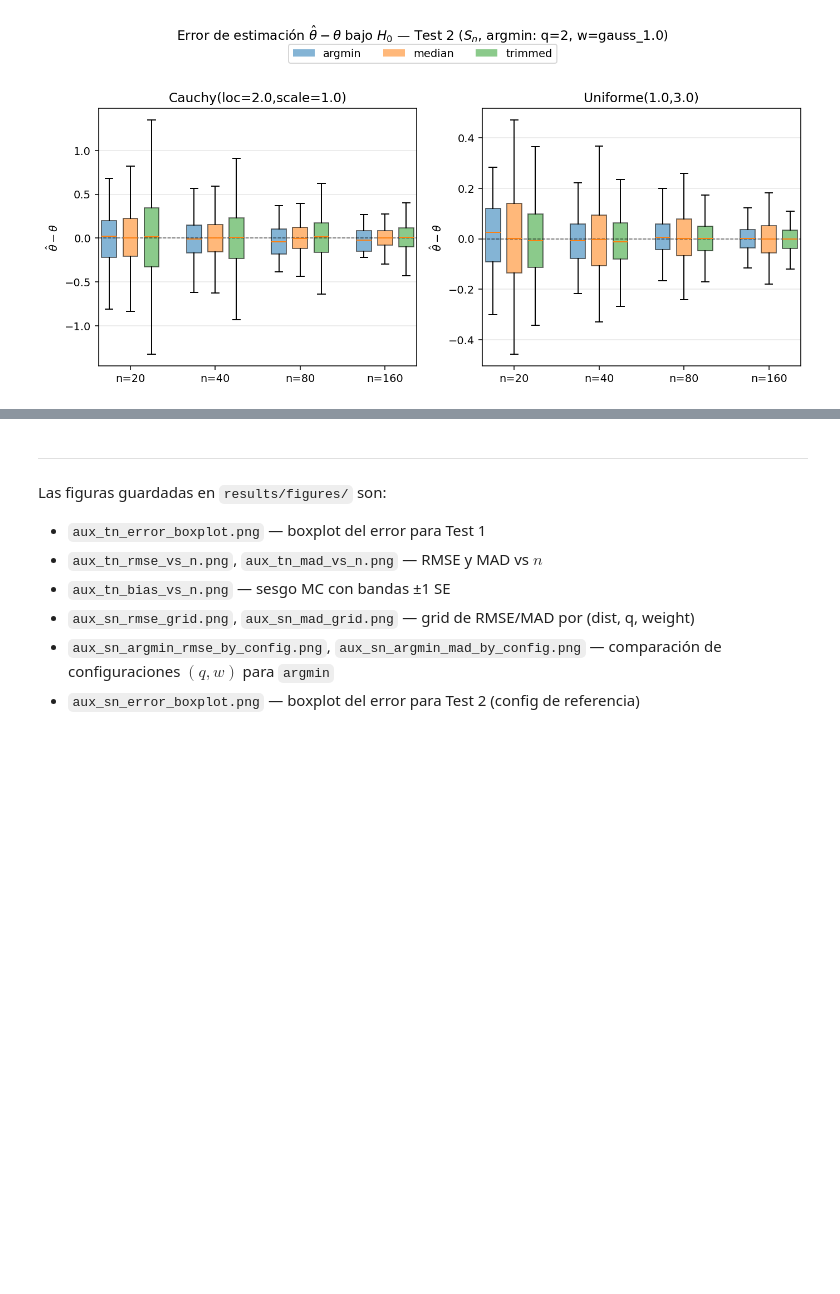
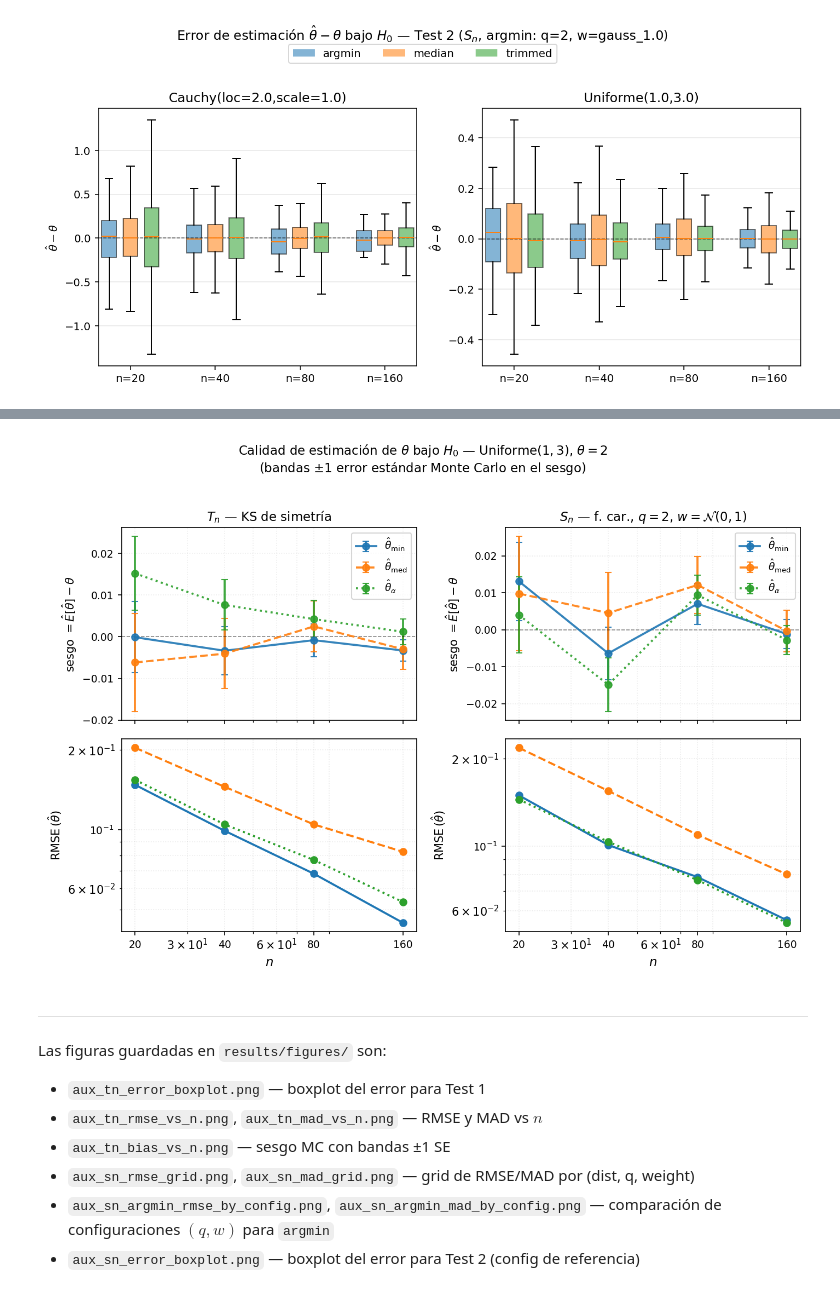
Before and after one commit to luistejon17/Proyecto2EstadisticaNP, a Jupyter notebook: notebooks/05_plots_auxiliares.ipynb, the cells around one changed output, grey strips where cells are left out. Saved outputs shown, nothing was run; the diff lists cells and outputs as text; code cells hidden in the pictures; blank space fills up the shorter version.

```diff
--- a/notebooks/05_plots_auxiliares.ipynb
+++ b/notebooks/05_plots_auxiliares.ipynb
@@ -433,0 +504,85 @@ if sn_h0 is not None:
+# %%
+
+# ═══════════════════════════════════════════════════════════════════
+# Figura A.2 — Sesgo y RMSE bajo H₀, Uniforme(1,3) solamente
+# Configuración S_n de referencia: q=2, gauss_1.0
+# ═══════════════════════════════════════════════════════════════════
+
+DIST_UNI = 'Uniforme(1.0,3.0)'
+
+def _apendice_summary(df_h0, q_filter=None, w_filter=None):
+    """Sesgo y RMSE por (n, estimator) para Uniforme(1,3)."""
+    sub = df_h0[df_h0['dist'] == DIST_UNI].copy()
+    if q_filter is not None:
+        sub = sub[sub['q'] == q_filter]
+    if w_filter is not None:
+        sub = sub[sub['weight'] == w_filter]
+    # Deduplicar median/trimmed si hay columna q (SN): misma muestra ≡ mismo error
+    if 'q' in sub.columns:
+        sub = sub.drop_duplicates(subset=['dist', 'n', 'estimator', 'rep'])
+    grp   = sub.groupby(['n', 'estimator'])
+    n_rep = grp['error'].size()
+    bias  = grp['error'].mean()
+    se_b  = grp['error'].std() / np.sqrt(n_rep)
+    rmse  = np.sqrt(grp['error'].apply(lambda s: (s**2).mean()))
+    return pd.DataFrame({'bias': bias, 'se_bias': se_b, 'rmse': rmse}).reset_index()
+
+def plot_apendice_calidad(tn_h0, sn_h0, out_path):
+    """2×2: filas=(sesgo, RMSE), cols=(T_n, S_n), distribución Uniforme(1,3)."""
+    tn_sum = _apendice_summary(tn_h0)
+    sn_sum = _apendice_summary(sn_h0, q_filter=2, w_filter='gauss_1.0')
+
+    fig, axes = plt.subplots(2, 2, figsize=(9.5, 6.5), sharex='col')
+
+    col_titles  = [r'$T_n$ — KS de simetría', r'$S_n$ — f. car., $q=2$, $w=\mathcal{N}(0,1)$']
+    row_ylabels = [r'sesgo $= \hat{E}[\hat\theta] - \theta$', r'RMSE$\,(\hat\theta)$']
+
+    for col, (summary, ctitle) in enumerate([(tn_sum, col_titles[0]), (sn_sum, col_titles[1])]):
+        ns = sorted(summary['n'].unique())
+
+        for row in range(2):
+            ax = axes[row][col]
+            metric = 'bias' if row == 0 else 'rmse'
+
+            for est in ESTIMATOR_ORDER:
+                s = summary[summary['estimator'] == est].sort_values('n')
+                if s.empty:
+                    continue
+                vals = s[metric].values
+                if metric == 'bias':
+                    ax.errorbar(s['n'], vals, yerr=s['se_bias'].values,
+                                fmt='o' + LSMAP[est], color=ESTIMATOR_COLOR[est],
+                                label=LABEL[est], lw=1.8, ms=6, capsize=3, alpha=0.9)
+                else:
+                    ax.semilogy(s['n'], vals, 'o' + LSMAP[est],
+                                color=ESTIMATOR_COLOR[est],
+                                label=LABEL[est], lw=1.8, ms=6)
+
+            if metric == 'bias':
+                ax.axhline(0, color='k', lw=0.8, ls='--', alpha=0.45)
+            ax.set_xscale('log')
+            ax.set_xticks(ns)
+            ax.set_xticklabels([str(n) for n in ns])
+            ax.set_ylabel(row_ylabels[row], fontsize=10)
+            ax.grid(True, which='both', alpha=0.25, linestyle=':')
+            ax.tick_params(axis='both', which='major', labelsize=9)
+
+            if row == 0:
+                ax.set_title(ctitle, fontsize=11)
+                ax.legend(fontsize=9, loc='best')
+            if row == 1:
+                ax.set_xlabel(r'$n$', fontsize=11)
+
+    fig.suptitle(
+        r'Calidad de estimación de $\theta$ bajo $H_0$ — Uniforme$(1,3)$, $\theta=2$'
+        '\n(bandas $\pm 1$ error estándar Monte Carlo en el sesgo)',
+        fontsize=11, y=1.01,
+    )
+    fig.tight_layout()
+    fig.savefig(out_path, dpi=150, bbox_inches='tight')
+    plt.close(fig)
+    print(f'Guardado: {out_path.name}')
+
+plot_apendice_calidad(tn_h0, sn_h0, FIG_DIR / 'apendice_calidad.png')
+display(Image(filename=str(FIG_DIR / 'apendice_calidad.png')))
+# %% [output]
@@ -434,3 +590,4 @@ if sn_h0 is not None:
+[figure, added]
 # %% [markdown]
 ---
 
```
Also changed, not shown: parts of 3 cells of this notebook, 4 other files.
